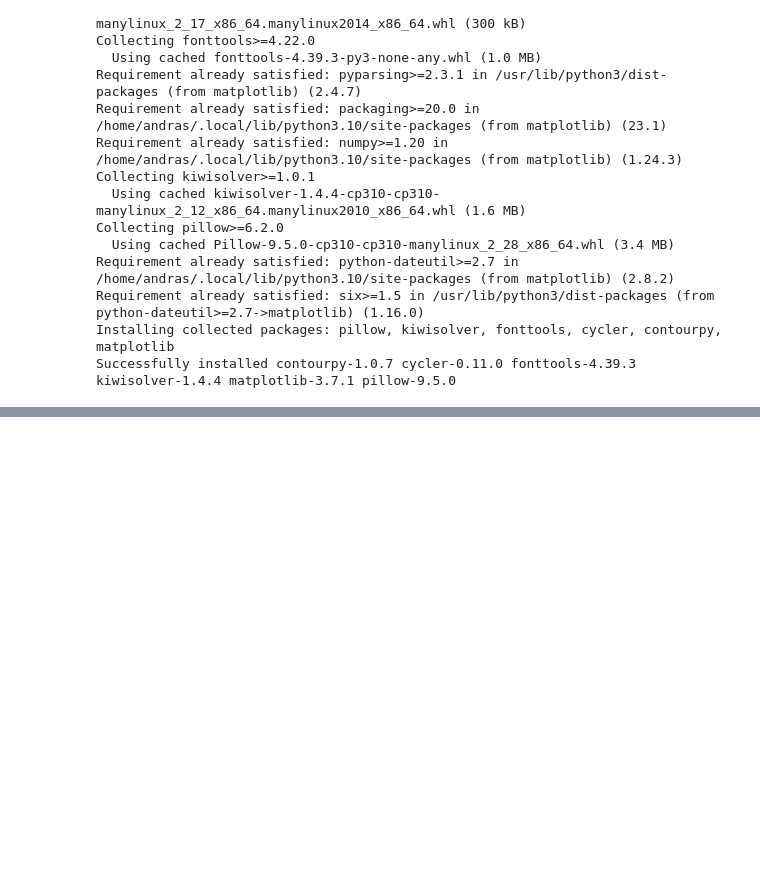
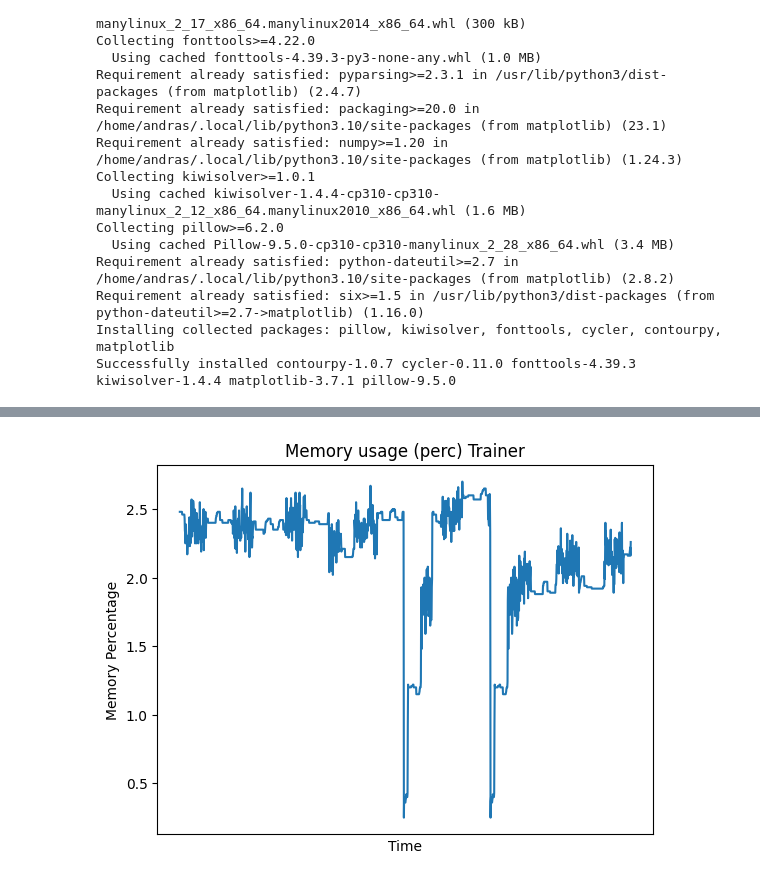
Before and after one commit to andrasfe/decfed-eth, a Jupyter notebook: testbed/reports/local_training_progress.ipynb, the cells around one changed output, grey strips where cells are left out. Drawn from its saved outputs; the diff is of its cells as text; code cells hidden in the pictures; blank space fills up the shorter version.

```diff
--- a/testbed/reports/local_training_progress.ipynb
+++ b/testbed/reports/local_training_progress.ipynb
@@ -118,0 +150,14 @@ plt.gca().set_xticks([])
+# %%
+def do_mem_perc(name, df):
+    plt.figure()
+    plt.title('Memory usage (perc) {}'.format(classify(name)))
+    df_1 = df.loc[df['Name'] == name]
+    plt.plot(df_1['Memory_Percentage'])
+    plt.xlabel('Time')
+    plt.ylabel('Memory Percentage')
+    plt.gca().set_xticks([])
+    plt.savefig('{}_{}.png'.format(name, inspect.currentframe().f_code.co_name), dpi=300)
+
+do_mem_perc('bfl-ml_client_1', df)
+# %% [output]
+[figure, added]
```
Also changed, not shown: parts of 13 cells of this notebook, 2 other files.
